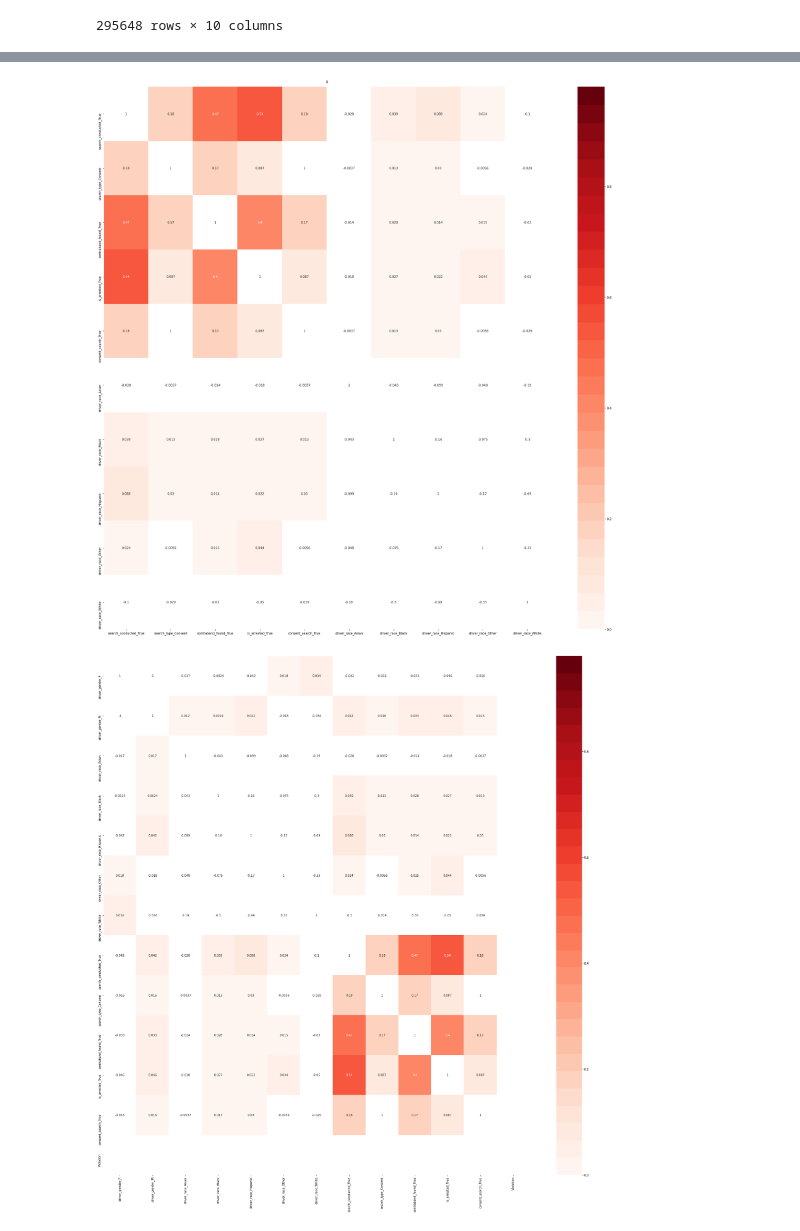
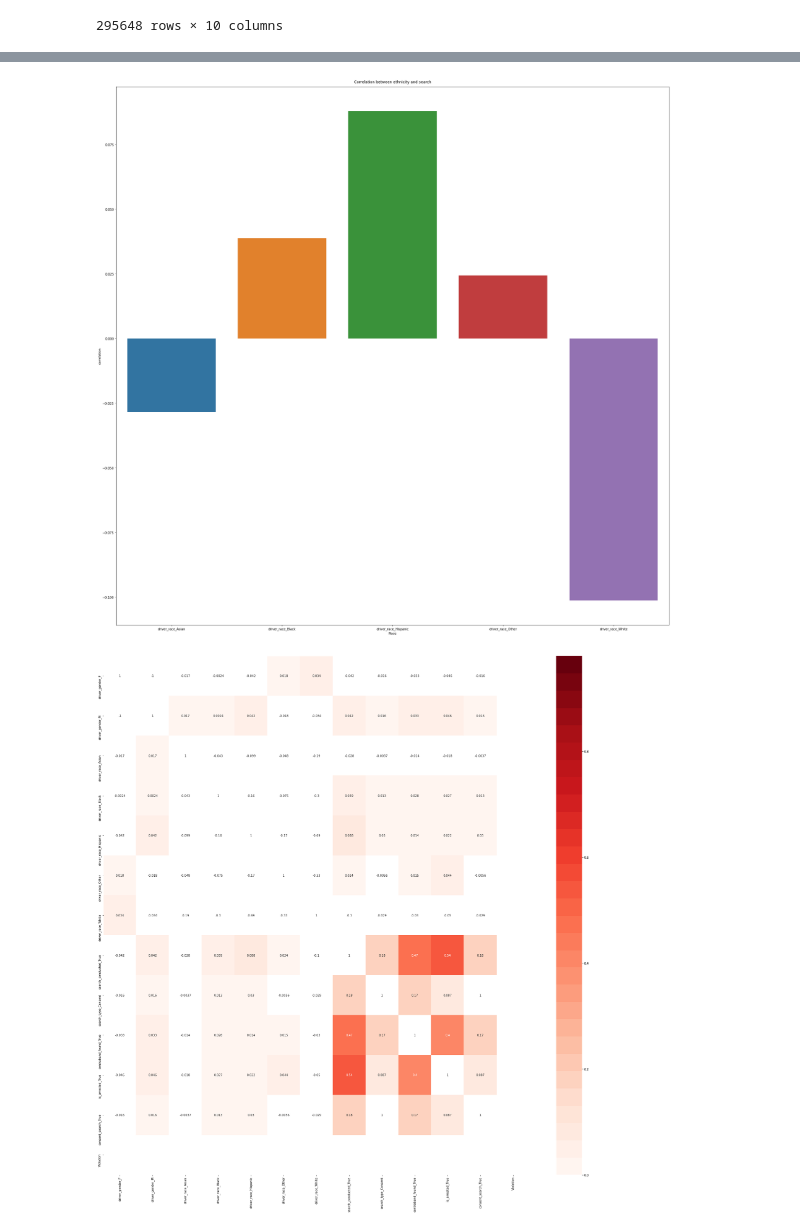
Before and after one commit to MasterWolff/BDA-Project, a Jupyter notebook: BDA code.ipynb, the cells around one changed output, grey strips where cells are left out. Drawn from its saved outputs; the diff is of its cells as text; code cells hidden in the pictures.

```diff
--- a/BDA code.ipynb
+++ b/BDA code.ipynb
@@ -313,10 +313,21 @@ violation_code("search_conducted_True")
 violation_code("is_arrested_True")
 
 
-#Looks at corre
-def corr_2_columns(column1):
-    correlation_columns = column1.corr()
+#Looks at correlation in 1 dataframe
+def corr_dataframe(column):
+    correlation_columns = column.corr()
     return correlation_columns
 
-corr_2_columns(Ethnicity_Outcome)
+corr_dataframe(Ethnicity_Outcome)
+
+
+#looks at correlation between 1 dataframe and column from different dataframe
+def corr_dataframe_column(data,column):
+    correlation_columns = data.corrwith(column).to_frame() #converts it to a dataframe instead of series
+    correlation_columns = correlation_columns.reset_index() #Race is by default set as index and has no column name, this resets it.
+    correlation_columns.columns = ["Race","correlation"] #i set the column names.
+    return correlation_columns
+
+corr_data_column = corr_dataframe_column(Ethnicity, Outcome["search_conducted_True"])
+corr_data_column
 # %% [output]
@@ -334,19 +340,25 @@ corr_2_columns(Ethnicity_Outcome)
 # %%
 import seaborn as sns
 
 def heatmap(data,title):
     plt.figure(figsize=(32, 32))
     cmap = plt.get_cmap('Reds',30)
     cmap.set_under('white')
     cmap.set_over('white')
-    heatmap_sea = sns.heatmap(data, vmin=0, vmax=0.98, annot=True, cmap=cmap)
+    heatmap_sea = sns.heatmap(data, vmin=-0.1, vmax=0.088, annot=True, cmap=cmap)
     heatmap_sea.set_title(title, fontdict={'fontsize':12}, pad=12);
 
-heatmap(violation_code("search_conducted_True"),"Search was conducted")
-heatmap(violation_code("is_arrested_True"),"Was arrested")
-heatmap(corr_2_columns(Ethnicity_Outcome),"Correlation between ethnicity and outcome")
+def barplot(data,title):
+    plt.figure(figsize=(32, 32))
+    barplot_sea = sns.barplot(data=data, x="Race", y="correlation")
+    barplot_sea.set_title(title, fontdict={'fontsize':12}, pad=12);
+
+#heatmap(violation_code("search_conducted_True"),"Search was conducted")
+#heatmap(violation_code("is_arrested_True"),"Was arrested")
+#heatmap(corr_dataframe(Ethnicity_Outcome),"Correlation between ethnicity and outcome")
+barplot(corr_data_column,"Correlation between ethnicity and search")
 # %% [output]
-[figure, old version]
+[figure, new version]
 # %%
 import seaborn as sns
 plt.figure(figsize=(32, 32))
```
Also changed, not shown: parts of 1 cell of this notebook.
